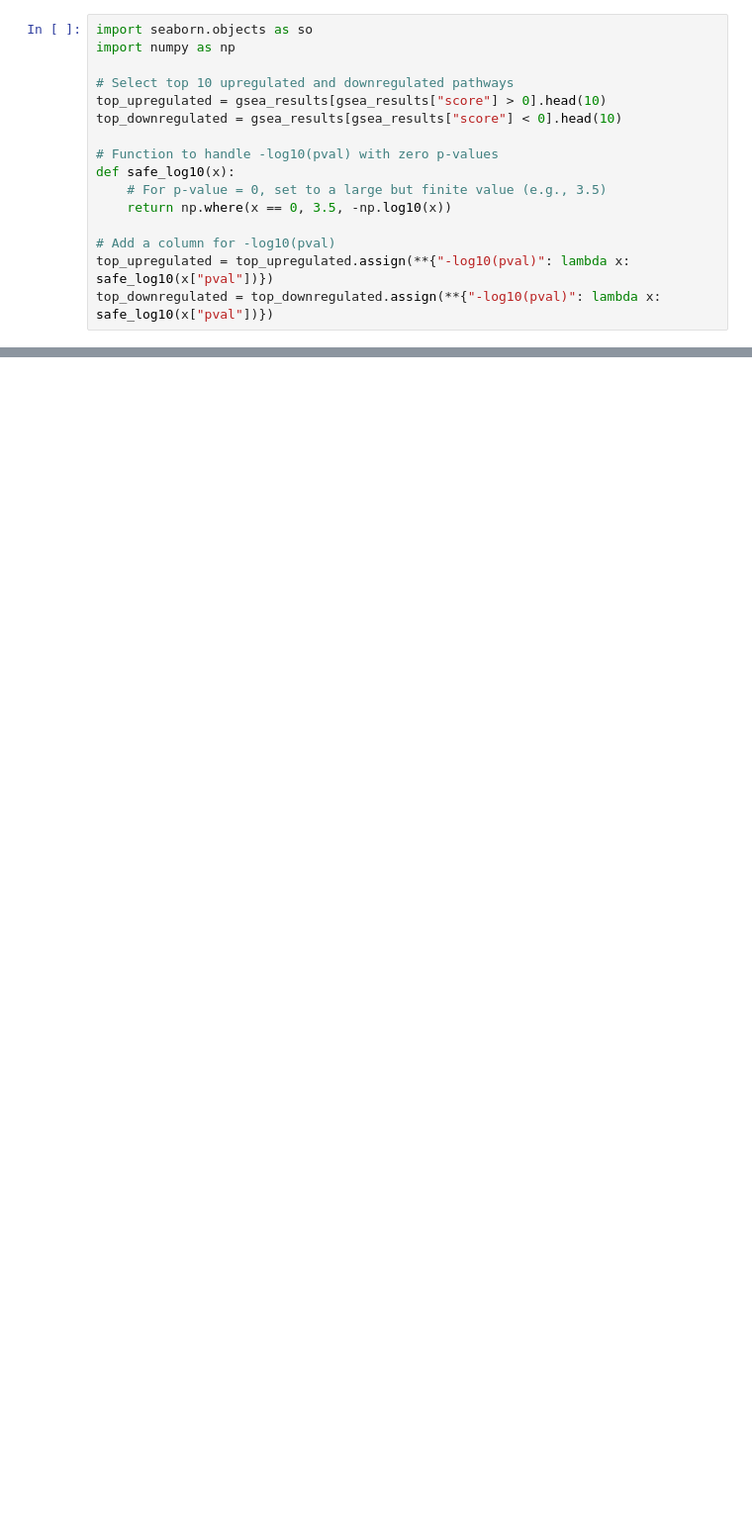
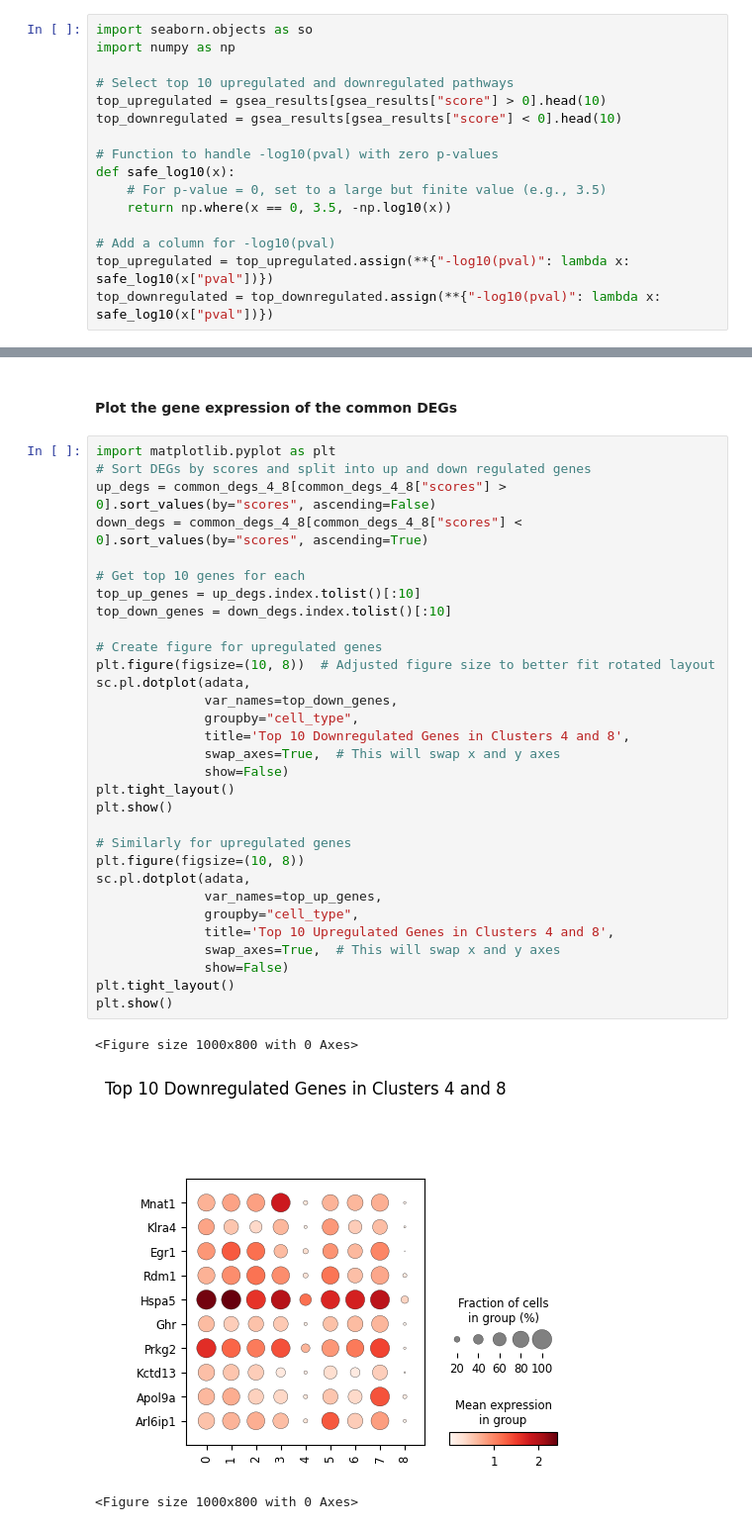
Before and after one commit to akanksha-sachan/senescence_chromatin, a Jupyter notebook: py_scripts/gene_set_scoring.ipynb, the cells around one changed output, grey strips where cells are left out. Shown at 99% size. Drawn from its saved outputs; the diff is of its cells as text; blank space fills up the shorter version.

```diff
--- a/py_scripts/gene_set_scoring.ipynb
+++ b/py_scripts/gene_set_scoring.ipynb
@@ -705,0 +726,37 @@ top_downregulated = top_downregulated.assign(**{"-log10(pval)": lambda x: safe_l
+# %% [markdown]
+#### Plot the gene expression of the common DEGs
+# %%
+import matplotlib.pyplot as plt
+# Sort DEGs by scores and split into up and down regulated genes
+up_degs = common_degs_4_8[common_degs_4_8["scores"] > 0].sort_values(by="scores", ascending=False)
+down_degs = common_degs_4_8[common_degs_4_8["scores"] < 0].sort_values(by="scores", ascending=True)
+
+# Get top 10 genes for each
+top_up_genes = up_degs.index.tolist()[:10]
+top_down_genes = down_degs.index.tolist()[:10]
+
+# Create figure for upregulated genes
+plt.figure(figsize=(10, 8))  # Adjusted figure size to better fit rotated layout
+sc.pl.dotplot(adata,
+              var_names=top_down_genes,
+              groupby="cell_type",
+              title='Top 10 Downregulated Genes in Clusters 4 and 8',
+              swap_axes=True,  # This will swap x and y axes
+              show=False)
+plt.tight_layout()
+plt.show()
+
+# Similarly for upregulated genes
+plt.figure(figsize=(10, 8))
+sc.pl.dotplot(adata,
+              var_names=top_up_genes,
+              groupby="cell_type",
+              title='Top 10 Upregulated Genes in Clusters 4 and 8',
+              swap_axes=True,  # This will swap x and y axes
+              show=False)
+plt.tight_layout()
+plt.show()
+# %% [output]
+<Figure size 1000x800 with 0 Axes>
+[figure, added]
+<Figure size 1000x800 with 0 Axes>
```
Also changed, not shown: parts of 14 cells of this notebook.
